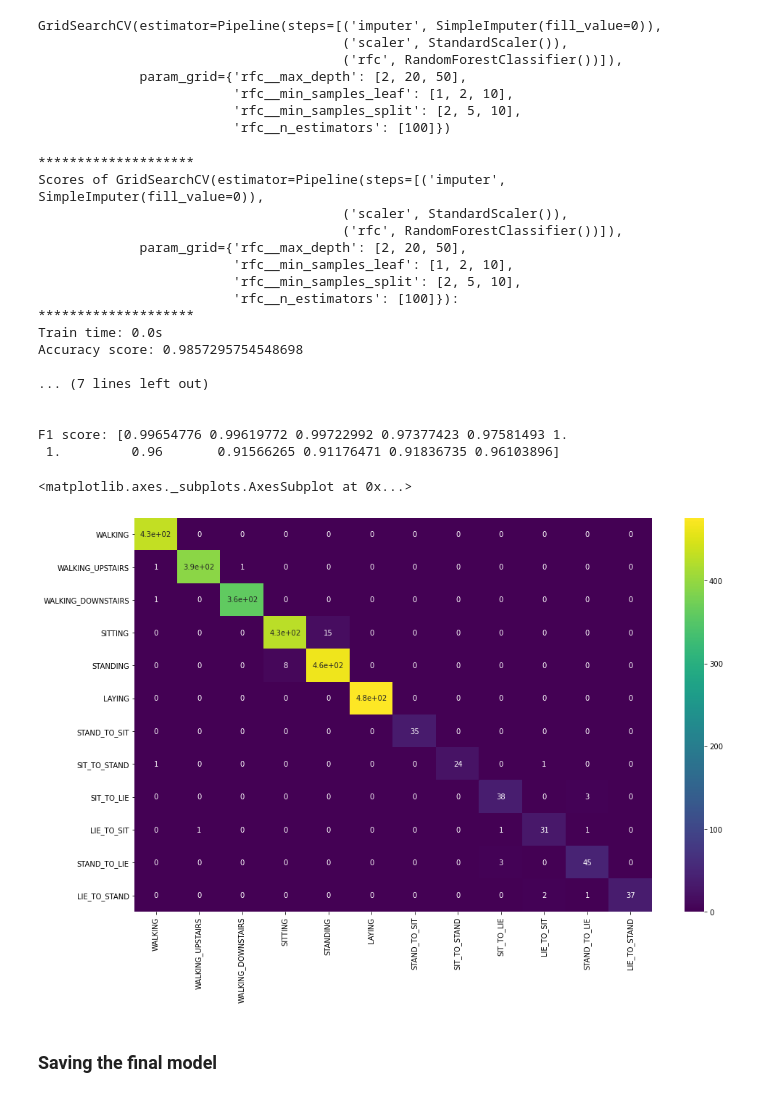
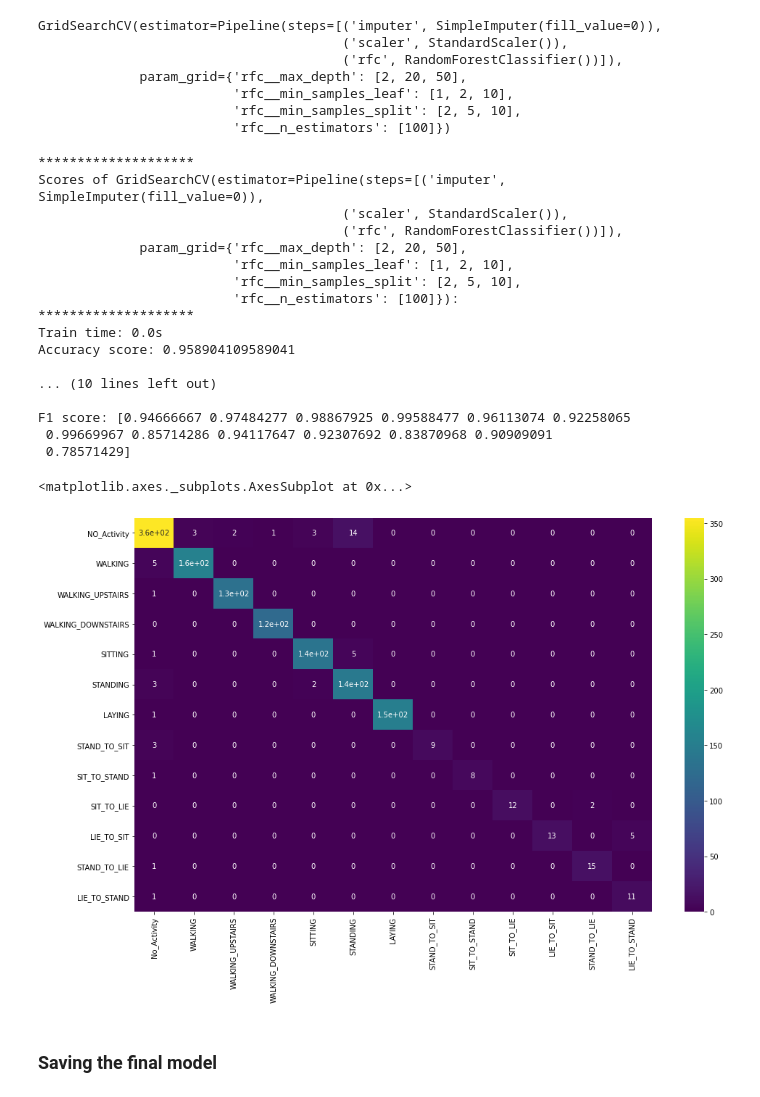
Before and after one commit to meszdav/human-activity-recognition, a Jupyter notebook: notebooks/human-activity-recognition-ml.ipynb, the cells around one changed output. Drawn from its saved outputs; the diff is of its cells as text; code cells hidden in the pictures.

```diff
--- a/notebooks/human-activity-recognition-ml.ipynb
+++ b/notebooks/human-activity-recognition-ml.ipynb
@@ -28,10 +28,10 @@ import joblib
 # %% [markdown]
 ## Read data
 # %%
-X_train = pd.read_csv("../data/X_train.csv",header=[0,1],index_col=0)
-X_test = pd.read_csv("../data/X_test.csv",header=[0,1],index_col=0)
-y_train = pd.read_csv("../data/y_train.csv",index_col=0)
-y_test = pd.read_csv("../data/y_test.csv",index_col=0)
+X_train = pd.read_csv("../data/X_train_0.csv",header=[0,1],index_col=0)
+X_test = pd.read_csv("../data/X_test_0.csv",header=[0,1],index_col=0)
+y_train = pd.read_csv("../data/y_train_0.csv",index_col=0)
+y_test = pd.read_csv("../data/y_test_0.csv",index_col=0)
 # %%
 def find_na(df):
 
@@ -200,13 +200,13 @@ Scores of GridSearchCV(estimator=Pipeline(steps=[('imputer', SimpleImputer(fill_
                          'rfc__n_estimators': [100]}):
 ********************
 Train time: 0.0s
-Accuracy score: 0.9857295754548698
+Accuracy score: 0.958904109589041
 
-... (7 lines left out)
+... (10 lines left out)
 
-
-F1 score: [0.99654776 0.99619772 0.99722992 0.97377423 0.97581493 1.
- 1.         0.96       0.91566265 0.91176471 0.91836735 0.96103896]
+F1 score: [0.94666667 0.97484277 0.98867925 0.99588477 0.96113074 0.92258065
+ 0.99669967 0.85714286 0.94117647 0.92307692 0.83870968 0.90909091
+ 0.78571429]
 # %%
 scores = cross_val_score(model, X_train, y_train["activity"], cv=5)
 # %%
@@ -214,33 +214,33 @@ print('Accuracy of the model: {}% ±{}%'.format(round(np.mean(scores)*100,2), ro
 # %%
 plt.figure(figsize=(16,10))
 sns.heatmap(confusion_matrix(y_test,model.predict(X_test)), annot=True, cmap="viridis",
-            xticklabels=["WALKING",
+            xticklabels=["No_Activity","WALKING",
                        "WALKING_UPSTAIRS",
                        "WALKING_DOWNSTAIRS",
                        "SITTING",
                        "STANDING",
                        "LAYING",
                        "STAND_TO_SIT",
                        "SIT_TO_STAND",
                        "SIT_TO_LIE",
                        "LIE_TO_SIT",
                        "STAND_TO_LIE",
                        "LIE_TO_STAND"],
-            yticklabels=["WALKING",
+            yticklabels=['NO_Activity',"WALKING",
                        "WALKING_UPSTAIRS",
                        "WALKING_DOWNSTAIRS",
                        "SITTING",
                        "STANDING",
                        "LAYING",
                        "STAND_TO_SIT",
                        "SIT_TO_STAND",
                        "SIT_TO_LIE",
                        "LIE_TO_SIT",
                        "STAND_TO_LIE",
                        "LIE_TO_STAND"])
 # %% [output]
 <matplotlib.axes._subplots.AxesSubplot at 0x...>
-[figure, old version]
+[figure, new version]
 # %% [markdown]
 ###  Saving the final model
 # %%
```
Also changed, not shown: parts of 1 cell of this notebook, 2 other files.
